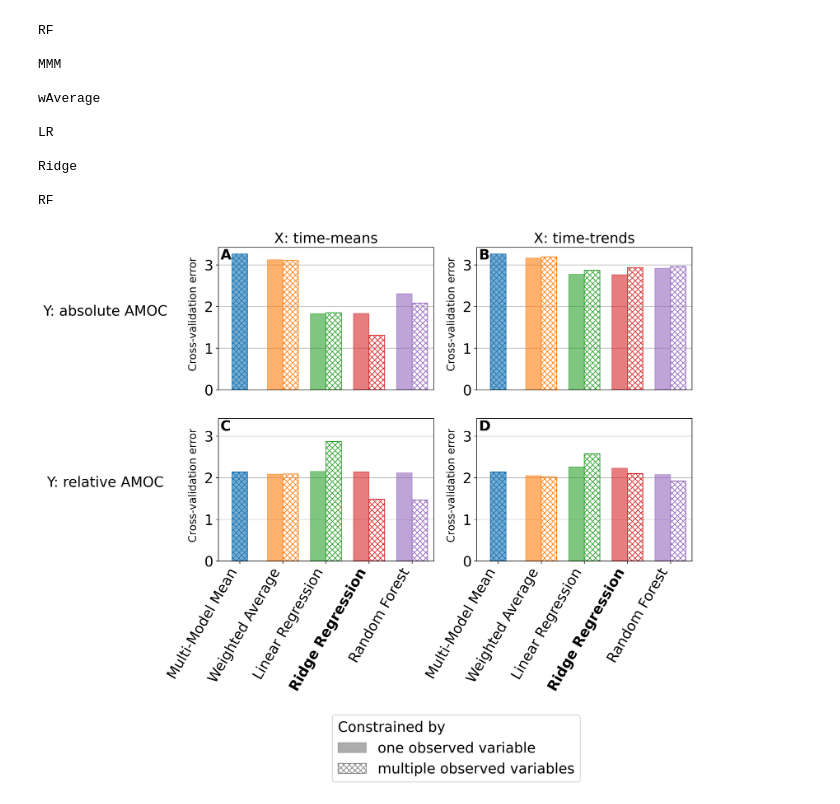
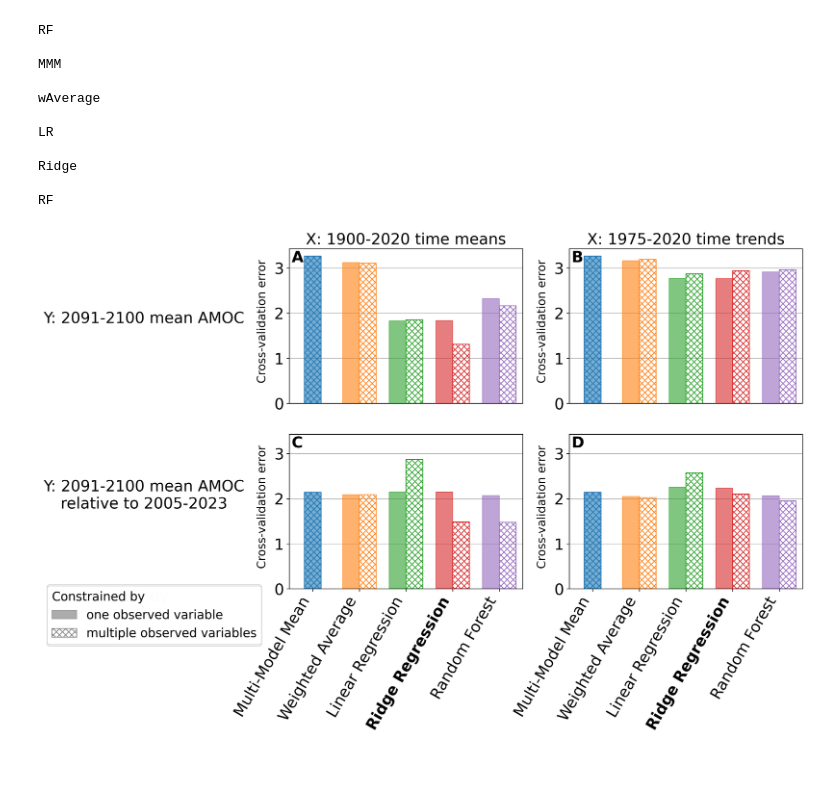
Before and after one commit to portmanv/ComparisonAmocConstraints, a Jupyter notebook: notebooks/Sensitivity_test_X_Y_definition.ipynb, the cells around one changed output. Cells and saved outputs as stored; diff of their text form; code cells hidden in the pictures; blank space fills up the shorter version.

```diff
--- a/notebooks/Sensitivity_test_X_Y_definition.ipynb
+++ b/notebooks/Sensitivity_test_X_Y_definition.ipynb
@@ -273,7 +261,7 @@ Ridge
 
 RF
 # %%
-def cross_validation_plot(ax):
+def cross_validation_plot(ax, bbox_to_anchor):
     # Display parameters
     x = 0.1*1.8
     alpha = 0.6
@@ -314,8 +302,8 @@ def cross_validation_plot(ax):
                                  color="none", hatch="XXX", edgecolor="gray", label="multiple predictor")
     leg = fig.legend([line1, line2],
                ["one observed variable", "multiple observed variables"], #"1 "+r"$\sigma$"+" interval"],
-               title="Constrained by", loc='center left', bbox_to_anchor=(0.3, -0.35), fontsize=20)
-    plt.rcParams['legend.title_fontsize'] = 20
+               title="Constrained by", loc='center left', bbox_to_anchor=bbox_to_anchor, fontsize=16)
+    plt.rcParams['legend.title_fontsize'] = 16
     leg._legend_box.align = "left"
 
     ax.set_ylim(0, max_*1.05)
@@ -326,35 +314,35 @@ nb_methods   = len(list_list_LOO_perChoice[0][0])
 max_         = np.max(list_list_LOO_perChoice)
 fig, axes    = plt.subplots(2,2, dpi=300, figsize=(6*2,8))
 prop_cycle   = plt.rcParams['axes.prop_cycle']
 colors       = prop_cycle.by_key()['color']
 name_methods = ["Multi-Model Mean", "Weighted Average", "Linear Regression", "Ridge Regression", "Random Forest"]
 
 
 for id_choice in range(nb_choices):
     name_choice = name_choice_perChoice[id_choice]
     X_simu_AMOC = X_simu_AMOC_perChoice[id_choice]
     X_simu      = X_simu_perChoice[id_choice]
     Y_simu      = Y_simu_perChoice[id_choice]
     name_models = models_perChoice[id_choice]
     list_list_std_without = list_list_std_without_perChoice[id_choice]
     list_list_predictions = list_list_predictions_perChoice[id_choice]
 
     #------------ Display cross-validation errors
-    cross_validation_plot(axes.flatten()[id_choice])
+    cross_validation_plot(axes.flatten()[id_choice], bbox_to_anchor=(-0.25, 0.05))
 
 #fig.suptitle("Cross-validation error", fontsize=20)
 
-for ax, col in zip(axes.flatten(), ["X: time-means", "X: time-trends"]):
+for ax, col in zip(axes.flatten(), ["X: 1900-2020 time means", "X: 1975-2020 time trends"]):
     ax.set_title(col, rotation=0, fontsize=20)
-for ax, row in zip(axes[:,0], ["Y: absolute AMOC", "Y: relative AMOC"]):
-    ax.set_ylabel(row, rotation=0, fontsize=20, labelpad=140)
+for ax, row in zip(axes[:,0], ["Y: 2091-2100 mean AMOC", "Y: 2091-2100 mean AMOC\nrelative to 2005-2023"]):
+    ax.set_ylabel(row, rotation=0, fontsize=20, labelpad=170)
 list_letters = ["A", "B", "C", "D"]
 i = 0
 for ax in axes.flatten():
     ax.text(-1.2, 0.5, "Cross-validation error", rotation=90, fontsize=15)
     ax.text(.01, .99, list_letters[i], ha='left', va='top', fontsize=20, transform=ax.transAxes, weight='bold')
     i += 1
 
 plt.show()
 # %% [output]
-[figure, old version]
+[figure, new version]
```
Also changed, not shown: parts of 1 cell of this notebook.
